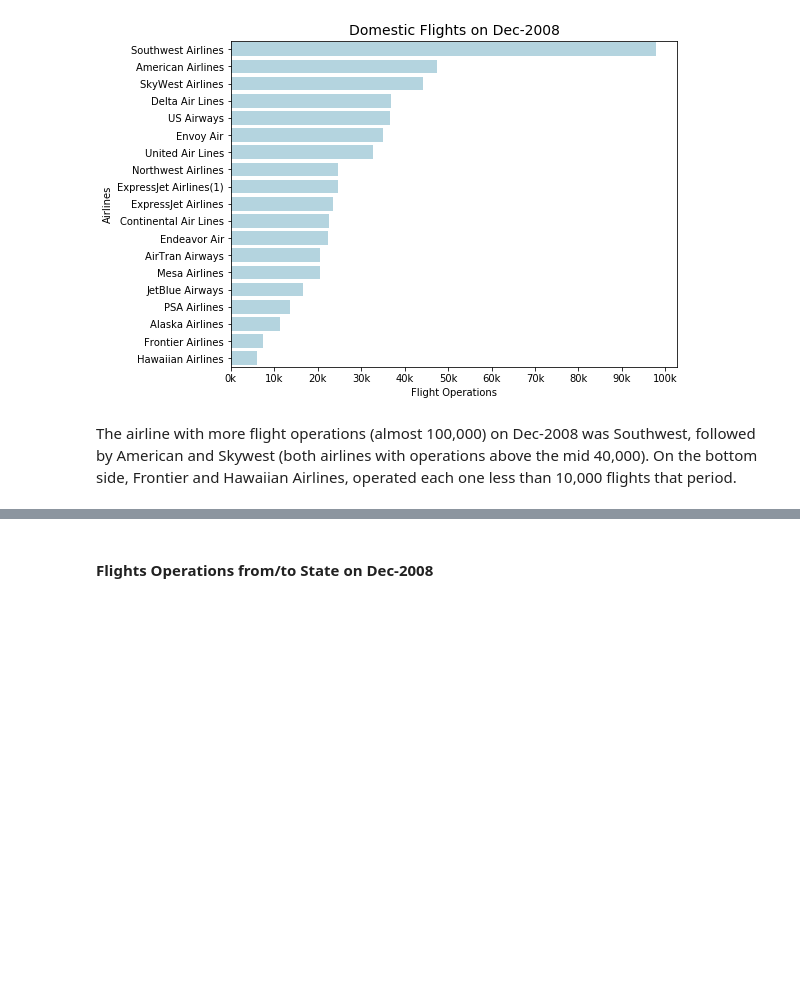
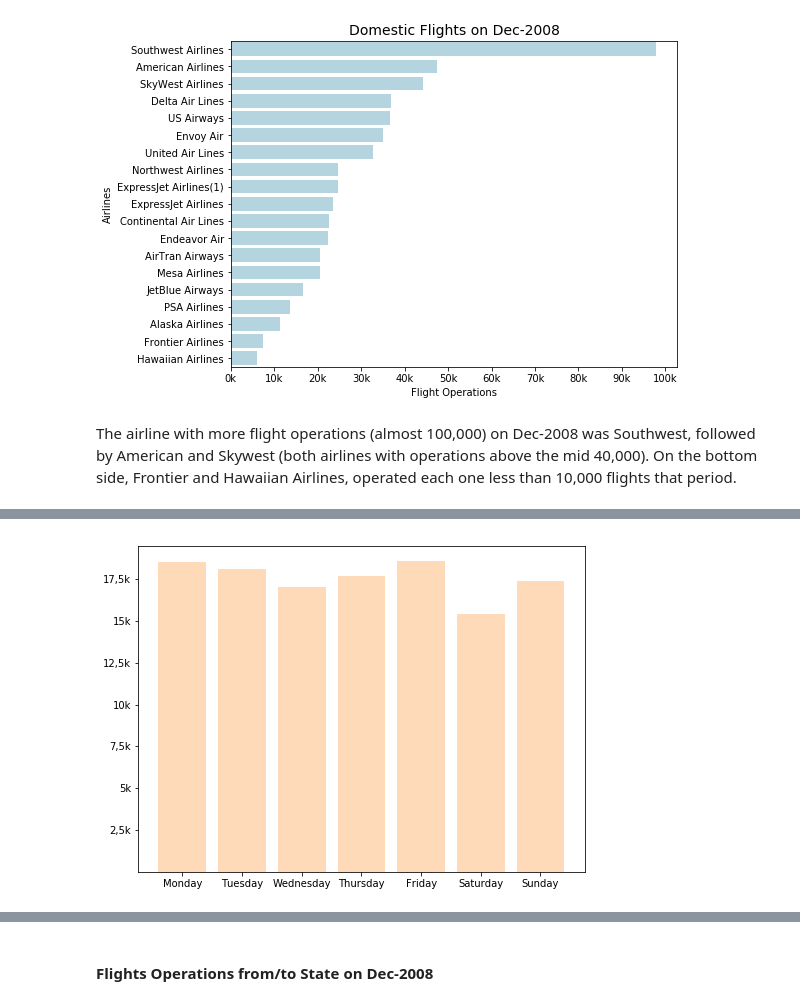
Before and after one commit to thaisruiz/udacity-communicating-data-findings, a Jupyter notebook: Flights_exploration_in_progress.ipynb, the cells around one changed output, grey strips where cells are left out. Drawn from its saved outputs; the diff is of its cells as text; code cells hidden in the pictures; blank space fills up the shorter version.

```diff
--- a/Flights_exploration_in_progress.ipynb
+++ b/Flights_exploration_in_progress.ipynb
@@ -373,0 +595,15 @@ BOTH ABOVE ALSO WITH STATES, GROUP BY STATES
+# %%
+# Bar plotting
+plt.figure(figsize=[8,6]);
+
+days = ['Monday', 'Tuesday', 'Wednesday', 'Thursday', 'Friday', 'Saturday', 'Sunday']
+days_frequency = [5,5,5,4,4,4,4]
+
+groupby_day_wk = flights_0812.groupby('DayOfWeek').count()[['DayofMonth']]
+day_avg = groupby_day_wk.DayofMonth / days_frequency # average of flights per day of the week
+
+plt.bar(day_avg.index, day_avg, color='peachpuff')
+plt.xticks(np.arange(1,8), days)
+plt.yticks([2500,5000,7500,10000,12500,15000,17500],['2,5k','5k','7,5k','10k','12,5k','15k','17,5k']);
+# %% [output]
+[figure, added]
```
Also changed, not shown: parts of 49 cells of this notebook.
